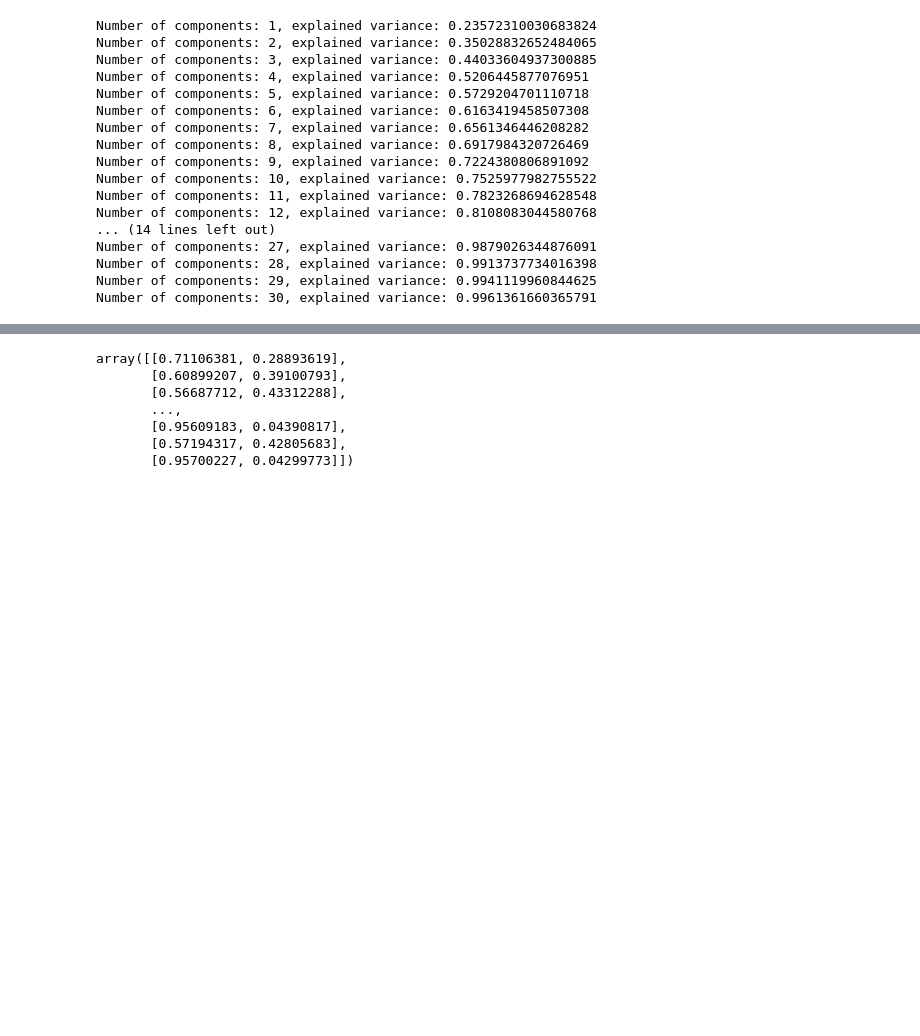
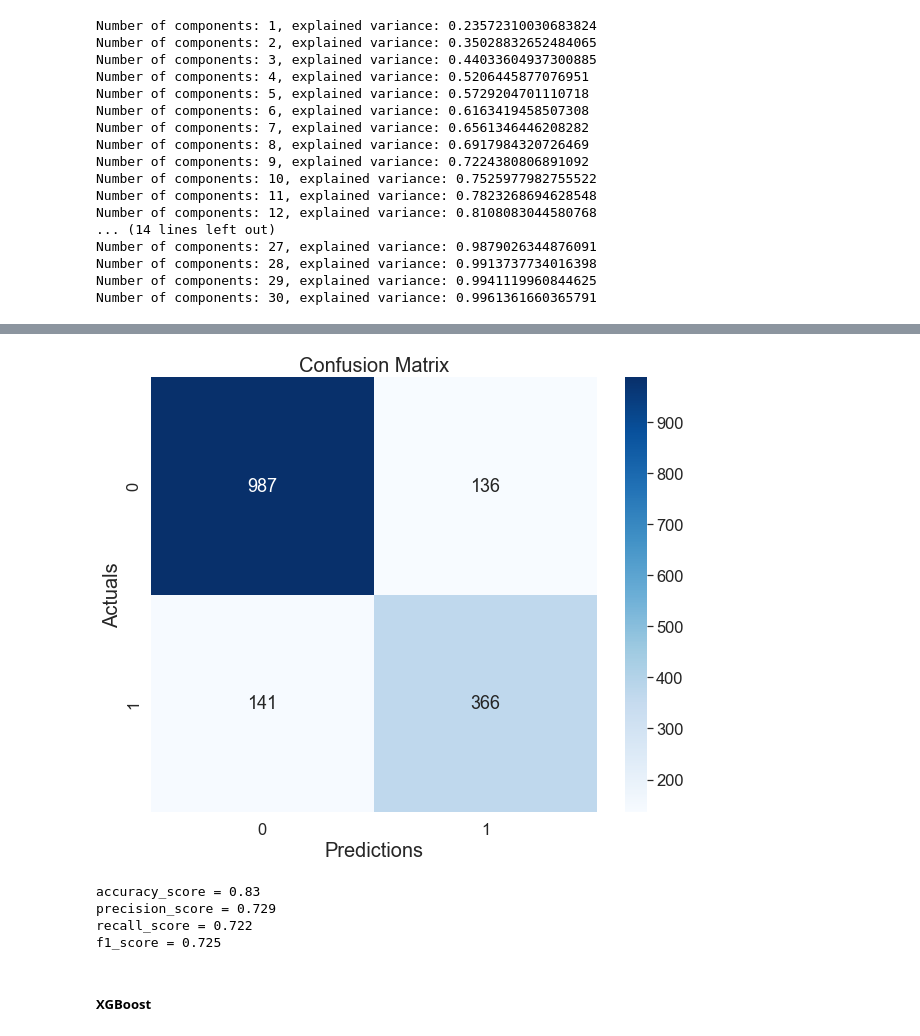
Before and after one commit to pzolnierczyk/insurance-classification, a Jupyter notebook: insurance_claims.ipynb, the cells around one changed output, grey strips where cells are left out. Cells and saved outputs as stored; diff of their text form; code cells hidden in the pictures; blank space fills up the shorter version.

Commit message:
xgb added ++ evaluation

```diff
--- a/insurance_claims.ipynb
+++ b/insurance_claims.ipynb
@@ -302,10 +334,15 @@ dtype('int64')
-# %%
-preds
-# %% [output]
-array([[0.71106381, 0.28893619],
-       [0.60899207, 0.39100793],
-       [0.56687712, 0.43312288],
-       ...,
-       [0.95609183, 0.04390817],
-       [0.57194317, 0.42805683],
-       [0.95700227, 0.04299773]])
+# %%
+con_mat(y_test.to_numpy(), pred)
+# %% [output]
+[figure, added]
+# %%
+# Scores evaluation
+for i in [accuracy_score, precision_score, recall_score, f1_score]:
+    print(i.__name__, '=', round(i(y_test.to_numpy(), pred),3))
+# %% [output]
+accuracy_score = 0.83
+precision_score = 0.729
+recall_score = 0.722
+f1_score = 0.725
+# %% [markdown]
+##### XGBoost
```
Also changed, not shown: parts of 20 cells of this notebook.
